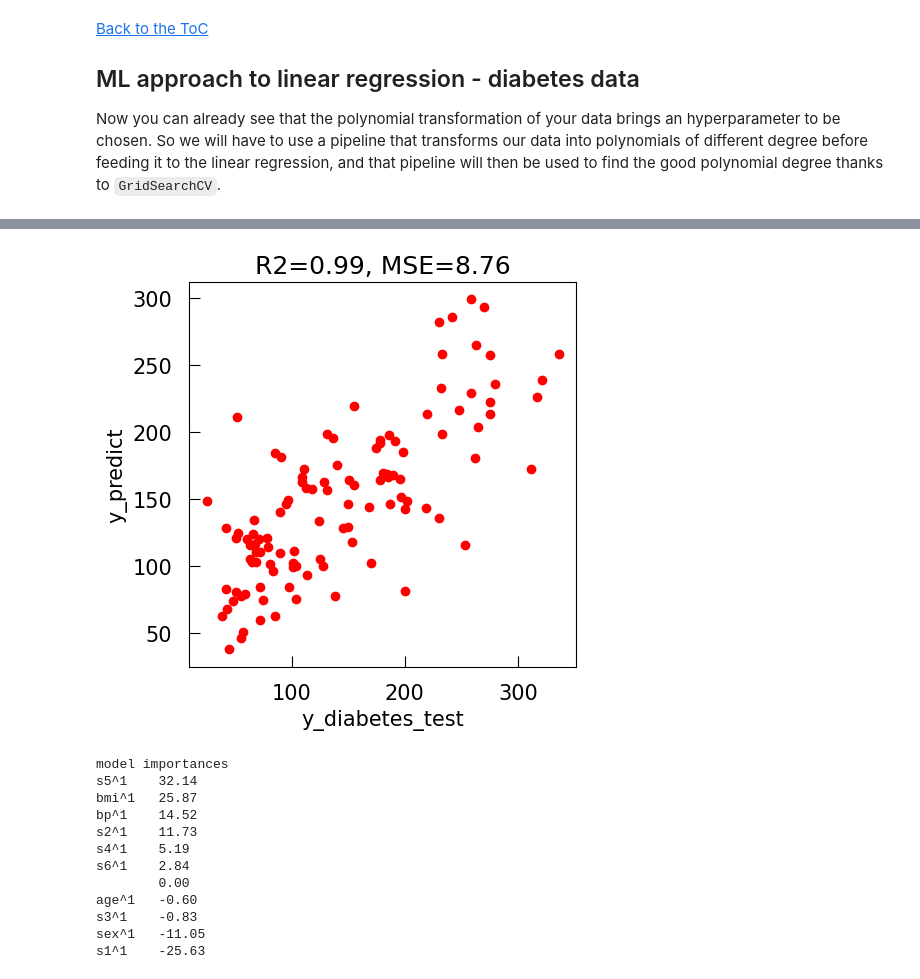
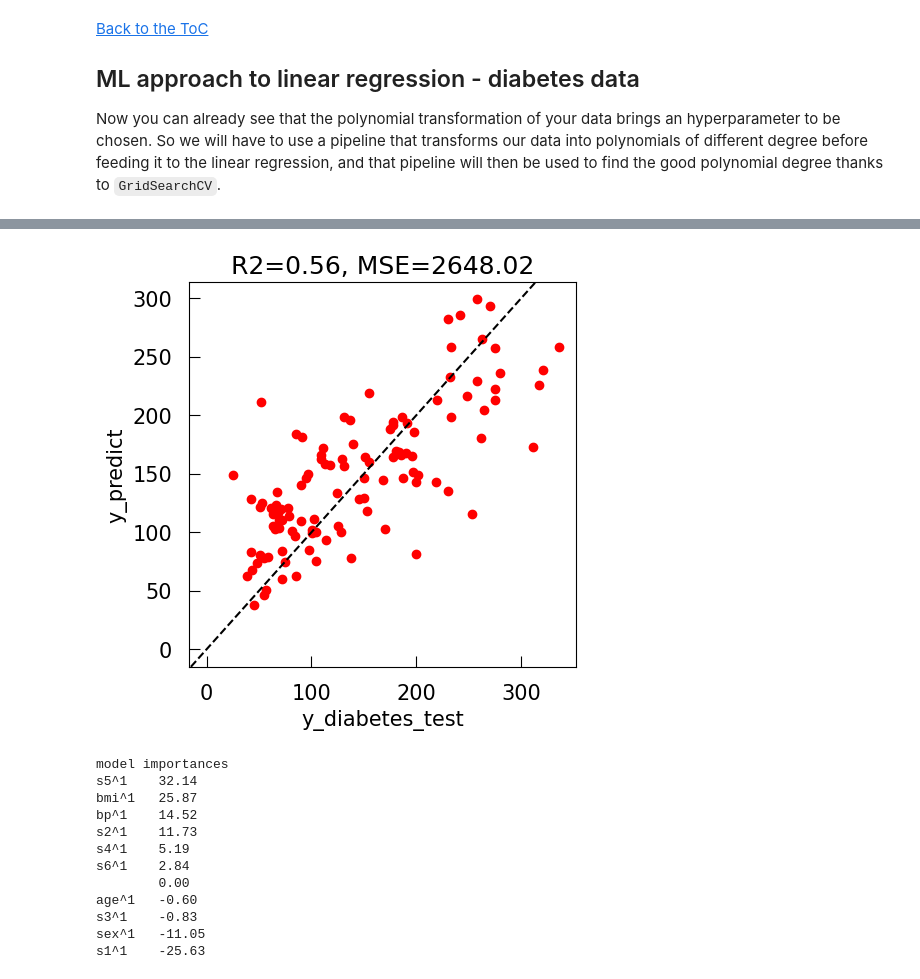
Before and after one commit to sib-swiss/intro-machine-learning-training, a Jupyter notebook: python_notebooks/Chapter_5_Machine_Learning_for_regression.ipynb, the cells around one changed output, grey strips where cells are left out. Saved outputs shown, nothing was run; the diff lists cells and outputs as text; code cells hidden in the pictures.

```diff
--- a/python_notebooks/Chapter_5_Machine_Learning_for_regression.ipynb
+++ b/python_notebooks/Chapter_5_Machine_Learning_for_regression.ipynb
@@ -494,7 +549,8 @@ pipeline_lr=Pipeline([('poly',PolynomialFeatures()),('scalar',StandardScaler()),
 
 
 # define the hyperparameters you want to test with their range to be tested
-grid_values = {'poly__degree': np.arange(1,4,1)}
+grid_values = {'poly__degree': np.arange(1,4,1),
+               'poly__interaction_only':[False,True]}
 
 # Feed them to GridSearchCV with the right score (R squared)
 grid_lr_acc = GridSearchCV(pipeline_lr, param_grid = grid_values, scoring='r2')
@@ -516,14 +572,19 @@ Wall time: 125 ms
 # %%
 lrm = grid_lr_acc.best_estimator_
 y_predict = lrm.predict(X_diabetes_test)
 
+R2=r2_score(y_diabetes_test,y_predict)
+MSE=mean_squared_error(y_diabetes_test,y_predict)
+
+
 plt.plot(y_diabetes_test,y_predict,'ro',label='Predicted', linewidth = 3)
 plt.title('R2={0:.2f}, MSE={1:.2f}'.format(R2,MSE))
+plt.axline((0, 0), slope=1, color="black", linestyle='dashed')
 plt.xlabel('y_diabetes_test')
 plt.ylabel('y_predict')
 plt.show()
 # %% [output]
-[figure, old version]
+[figure, new version]
 # %%
 poly = grid_lr_acc.best_estimator_.steps[0][1]
 LR = grid_lr_acc.best_estimator_.steps[2][1]
```
Also changed, not shown: parts of 39 cells of this notebook, 8 other files.
